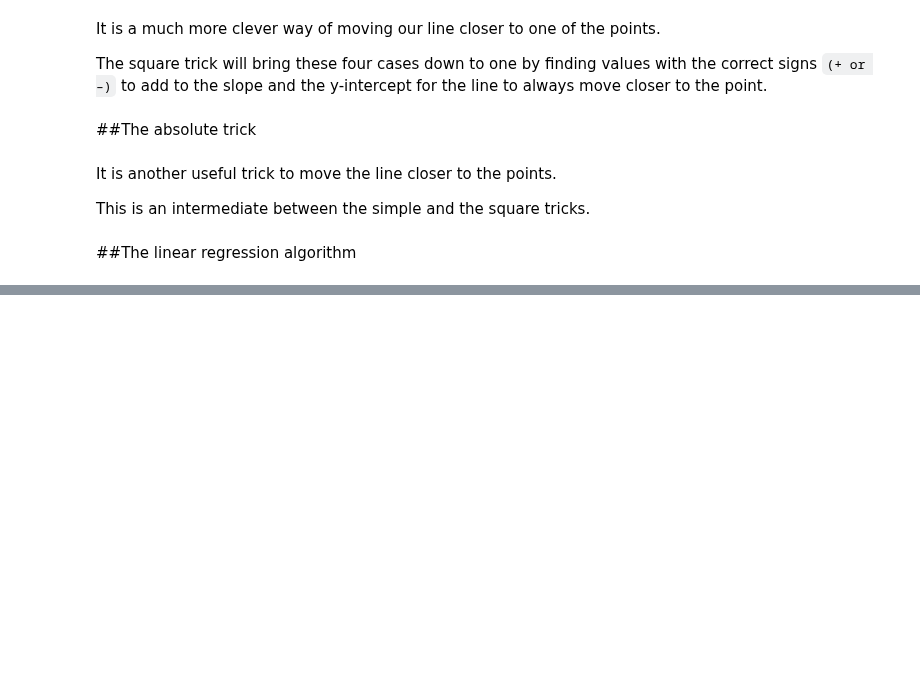
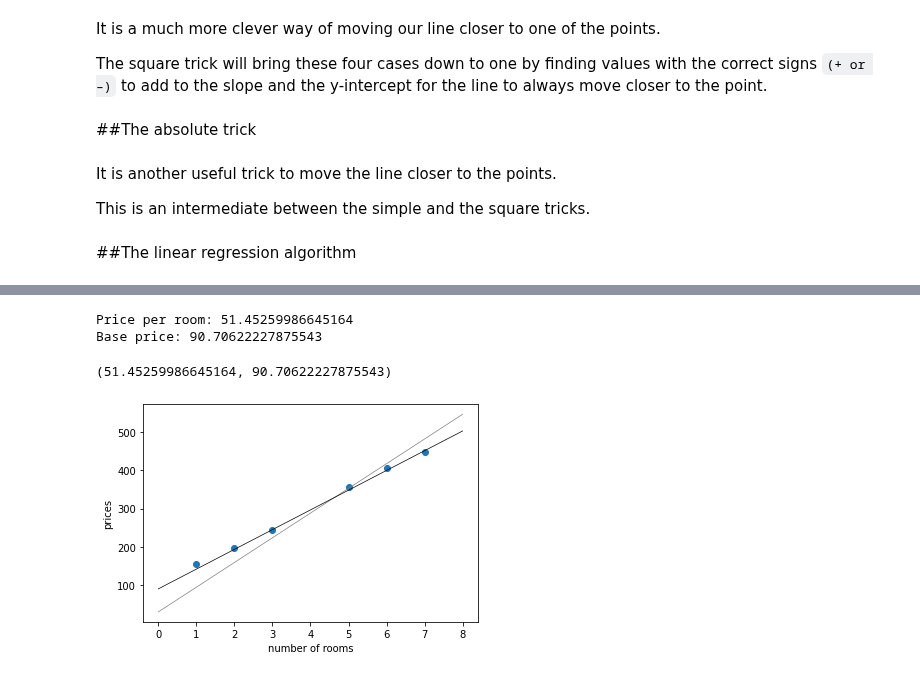
Before and after one commit to rahiakela/machine-learning-research-and-practice, a Jupyter notebook: grokking-machine-learning/03-linear-regression/1_linear_regression_fundamentals.ipynb, the cells around one changed output, grey strips where cells are left out. Drawn from its saved outputs; the diff is of its cells as text; code cells hidden in the pictures; blank space fills up the shorter version.

```diff
--- a/grokking-machine-learning/03-linear-regression/1_linear_regression_fundamentals.ipynb
+++ b/grokking-machine-learning/03-linear-regression/1_linear_regression_fundamentals.ipynb
@@ -85,0 +144,7 @@ many times to move the line closer to the points.**
+# %%
+linear_regression(features, labels, learning_rate=0.01, epochs=1000, progress=100)
+# %% [output]
+Price per room: 51.45259986645164
+Base price: 90.70622227875543
+(51.45259986645164, 90.70622227875543)
+[figure, added]
```
Also changed, not shown: parts of 14 cells of this notebook.
